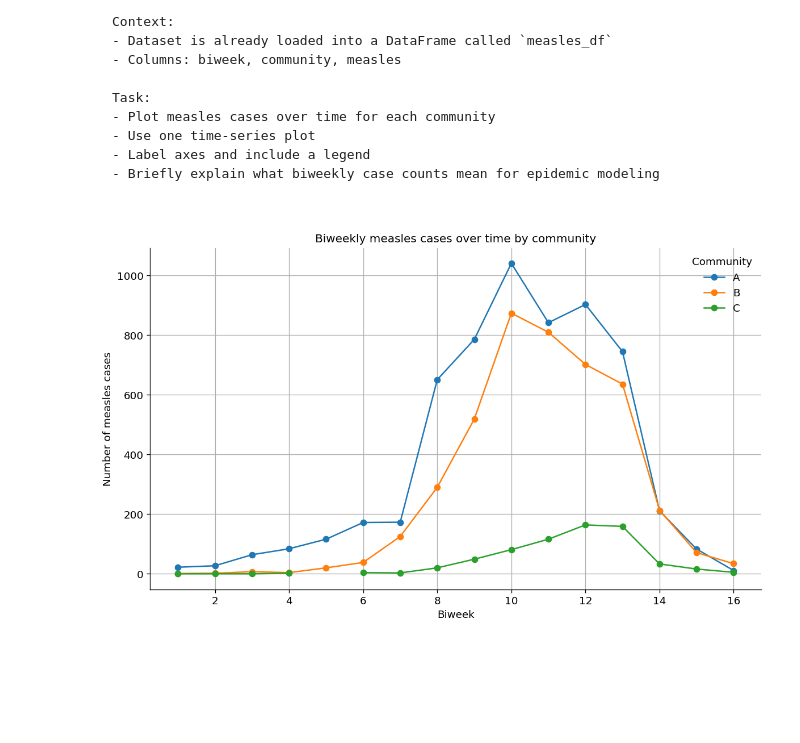
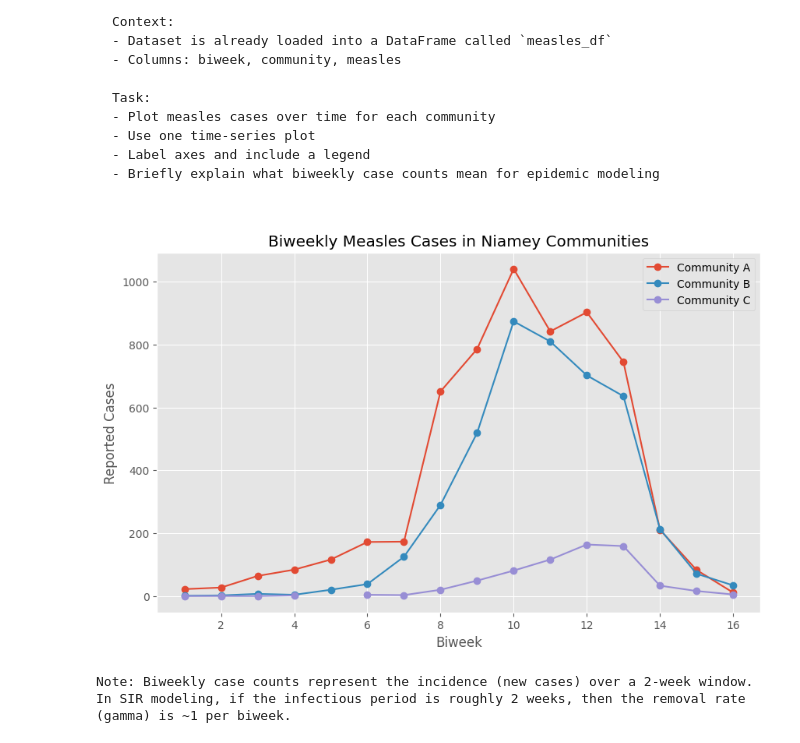
Before and after one commit to merlinvn/ai-guided-modeling-hackathon, a Jupyter notebook: notebooks/sir_llm_hackathon_final.ipynb, the cells around one changed output. Saved outputs shown, nothing was run; the diff lists cells and outputs as text; code cells hidden in the pictures; blank space fills up the shorter version.

```diff
--- a/notebooks/sir_llm_hackathon_final.ipynb
+++ b/notebooks/sir_llm_hackathon_final.ipynb
@@ -136,0 +82,18 @@ Folder 'data' created.
+# %%
+import os
+import requests
+
+# Create data folder if it does not exist
+if not os.path.exists('data'):
+    os.makedirs('data')
+    print("Created 'data' directory.")
+
+# Download the csv file
+url = "https://github.com/merlinvn/ai-guided-modeling-hackathon/raw/refs/heads/main/data/niamey.csv"
+data_path = "data/niamey.csv"
+
+response = requests.get(url)
+with open(data_path, 'wb') as f:
+    f.write(response.content)
+
+print(f"Downloaded dataset to {data_path}")
@@ -235,24 +207,23 @@ Task:
 # %%
 import matplotlib.pyplot as plt
 
-# Plot measles cases over time for each community
-plt.figure(figsize=(10, 6))
+# Plotting measles cases over time for each community
+fig, ax = plt.subplots()
 
-for community, df_group in measles_df.groupby("community"):
-    plt.plot(
-        df_group["biweek"],
-        df_group["measles"],
-        marker="o",
-        label=community
-    )
+for label, df in measles_df.groupby('community'):
+    df.plot(x='biweek', y='measles', ax=ax, label=f'Community {label}', marker='o')
 
-# Labels and legend
-plt.xlabel("Biweek")
-plt.ylabel("Number of measles cases")
-plt.title("Biweekly measles cases over time by community")
-plt.legend(title="Community")
+ax.set_title('Biweekly Measles Cases in Niamey Communities')
+ax.set_xlabel('Biweek')
+ax.set_ylabel('Reported Cases')
+ax.legend()
 
-plt.tight_layout()
 plt.show()
+
+# Brief explanation
+print("Note: Biweekly case counts represent the incidence (new cases) over a 2-week window.")
+print("In SIR modeling, if the infectious period is roughly 2 weeks, then the removal rate (gamma) is ~1 per biweek.")
 # %% [output]
-[figure, old version]
+[figure, new version]
+Note: Biweekly case counts represent the incidence (new cases) over a 2-week window.
+In SIR modeling, if the infectious period is roughly 2 weeks, then the removal rate (gamma) is ~1 per biweek.
```
Also changed, not shown: parts of 29 cells of this notebook, 2 other files.
